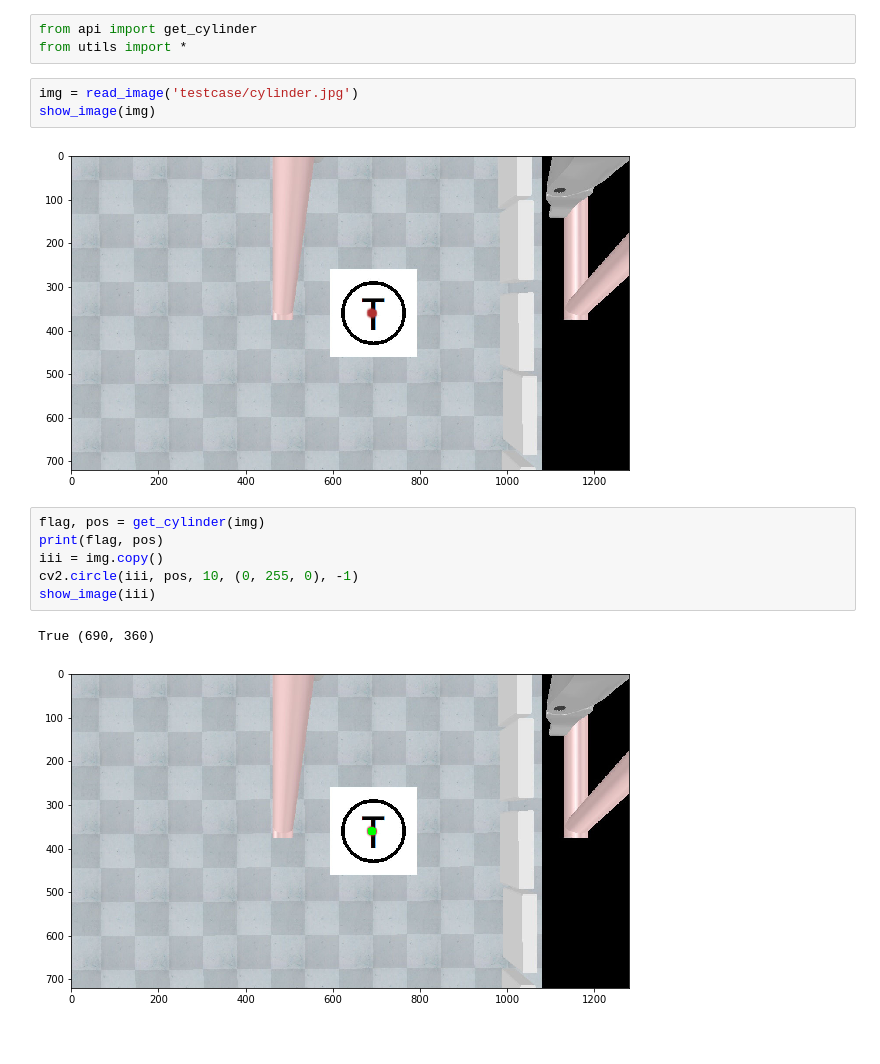
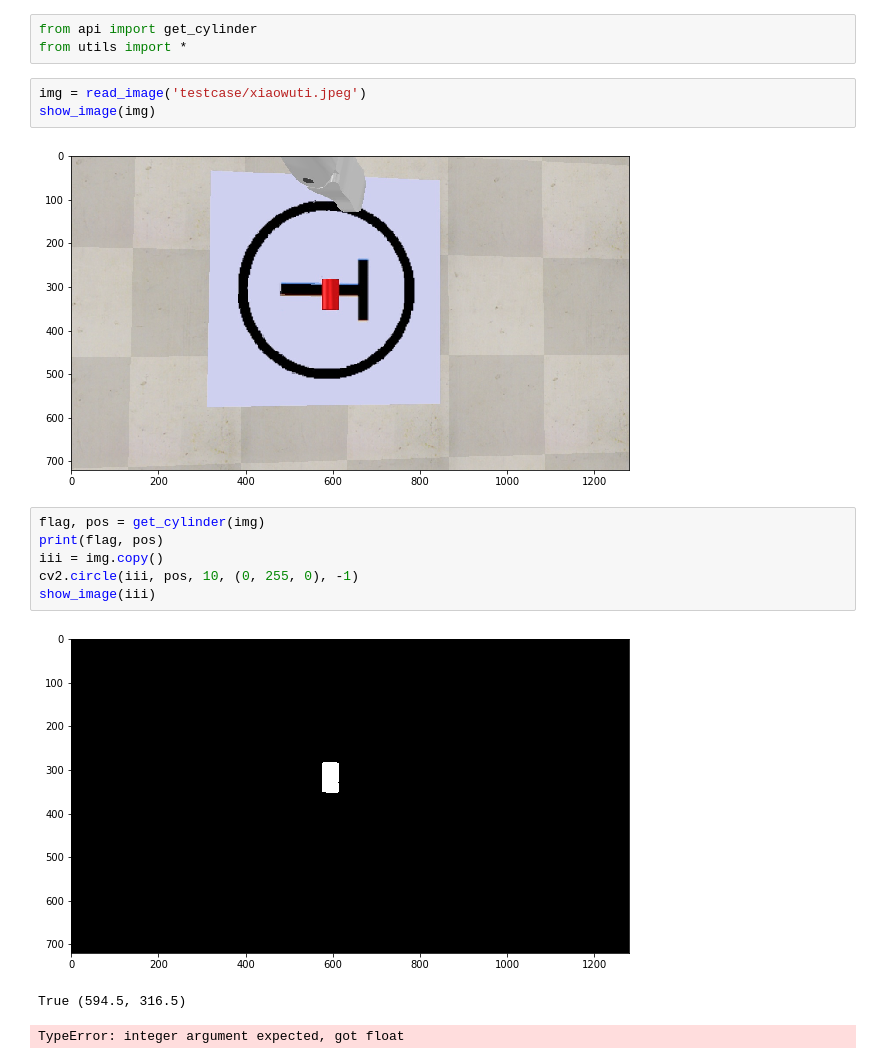
Before and after one commit to drone-mission-2019/Quadcopter-PROJ, a Jupyter notebook: visual-servo/qrcode&ET/cylinder.ipynb, the cells around one changed output. Drawn from its saved outputs; the diff is of its cells as text.

Commit message:
fix bug in cylinder

```diff
--- a/visual-servo/qrcode&ET/cylinder.ipynb
+++ b/visual-servo/qrcode&ET/cylinder.ipynb
@@ -2,10 +2,10 @@
 from api import get_cylinder
 from utils import *
 # %%
-img = read_image('testcase/cylinder.jpg')
+img = read_image('testcase/xiaowuti.jpeg')
 show_image(img)
 # %% [output]
-[figure, old version]
+[figure, new version]
 # %%
 flag, pos = get_cylinder(img)
 print(flag, pos)
@@ -13,5 +13,6 @@ iii = img.copy()
 cv2.circle(iii, pos, 10, (0, 255, 0), -1)
 show_image(iii)
 # %% [output]
+[figure, new version]
-True (690, 360)
+True (594.5, 316.5)
-[figure, old version]
+TypeError: integer argument expected, got float
```
Also changed, not shown: parts of 1 cell of this notebook, 3 other files.
